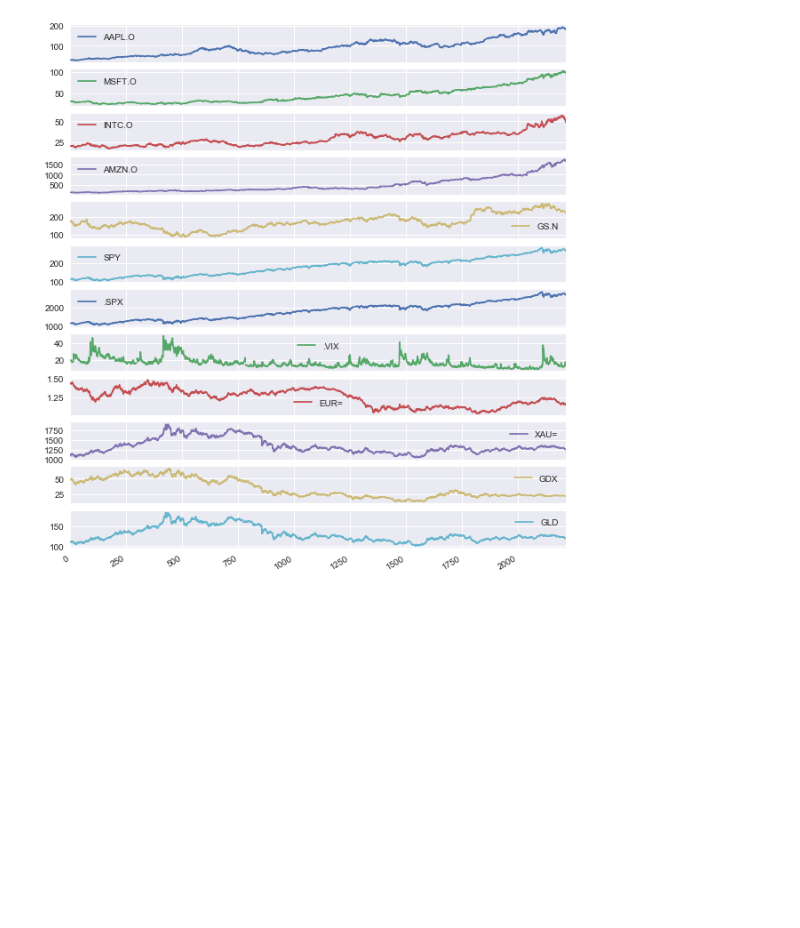
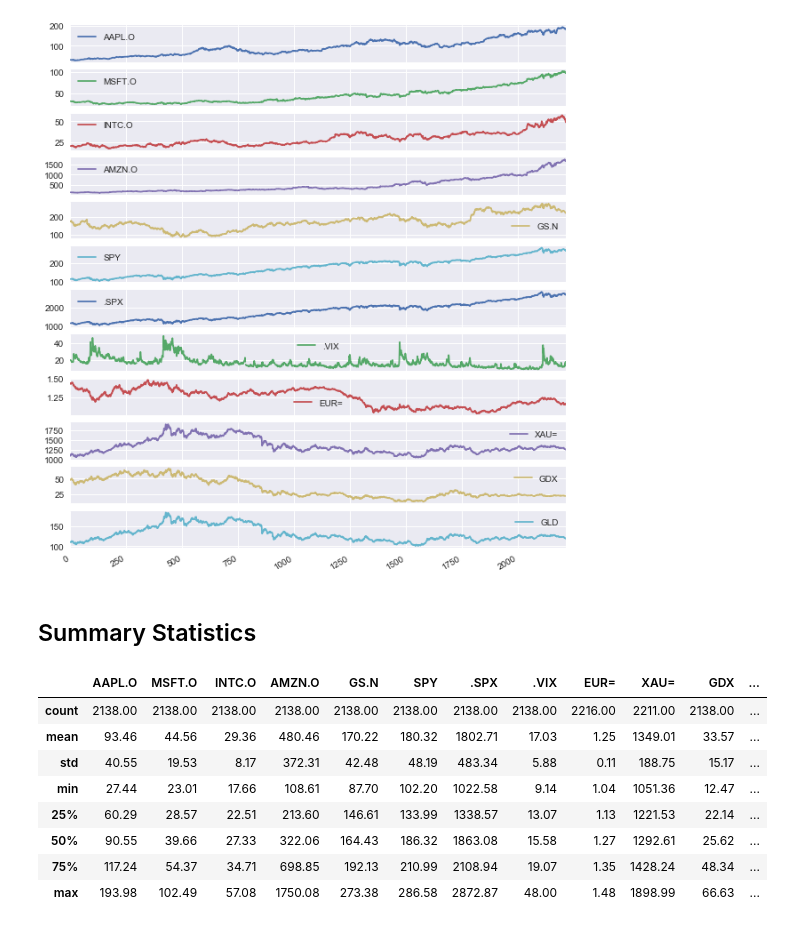
Before and after one commit to allaccountstaken/hilpisch, a Jupyter notebook: start.ipynb, the cells around one changed output. Saved outputs shown, nothing was run; the diff lists cells and outputs as text; code cells hidden in the pictures; blank space fills up the shorter version.

Commit message:
create summary statistics

```diff
--- a/start.ipynb
+++ b/start.ipynb
@@ -35,3 +35,17 @@ data.plot(figsize=(10,12), subplots=True)
 plt.show()
 # %% [output]
 [figure]
+# %% [markdown]
+## Summary Statistics
+# %%
+data.describe().round(2)
+# %% [output]
+|  | AAPL.O | MSFT.O | INTC.O | AMZN.O | GS.N | SPY | .SPX | .VIX | EUR= | XAU= | GDX | ... |
+| count | 2138.00 | 2138.00 | 2138.00 | 2138.00 | 2138.00 | 2138.00 | 2138.00 | 2138.00 | 2216.00 | 2211.00 | 2138.00 | ... |
+| mean | 93.46 | 44.56 | 29.36 | 480.46 | 170.22 | 180.32 | 1802.71 | 17.03 | 1.25 | 1349.01 | 33.57 | ... |
+| std | 40.55 | 19.53 | 8.17 | 372.31 | 42.48 | 48.19 | 483.34 | 5.88 | 0.11 | 188.75 | 15.17 | ... |
+| min | 27.44 | 23.01 | 17.66 | 108.61 | 87.70 | 102.20 | 1022.58 | 9.14 | 1.04 | 1051.36 | 12.47 | ... |
+| 25% | 60.29 | 28.57 | 22.51 | 213.60 | 146.61 | 133.99 | 1338.57 | 13.07 | 1.13 | 1221.53 | 22.14 | ... |
+| 50% | 90.55 | 39.66 | 27.33 | 322.06 | 164.43 | 186.32 | 1863.08 | 15.58 | 1.27 | 1292.61 | 25.62 | ... |
+| 75% | 117.24 | 54.37 | 34.71 | 698.85 | 192.13 | 210.99 | 2108.94 | 19.07 | 1.35 | 1428.24 | 48.34 | ... |
+| max | 193.98 | 102.49 | 57.08 | 1750.08 | 273.38 | 286.58 | 2872.87 | 48.00 | 1.48 | 1898.99 | 66.63 | ... |
```
Also changed, not shown: parts of 3 cells of this notebook.
